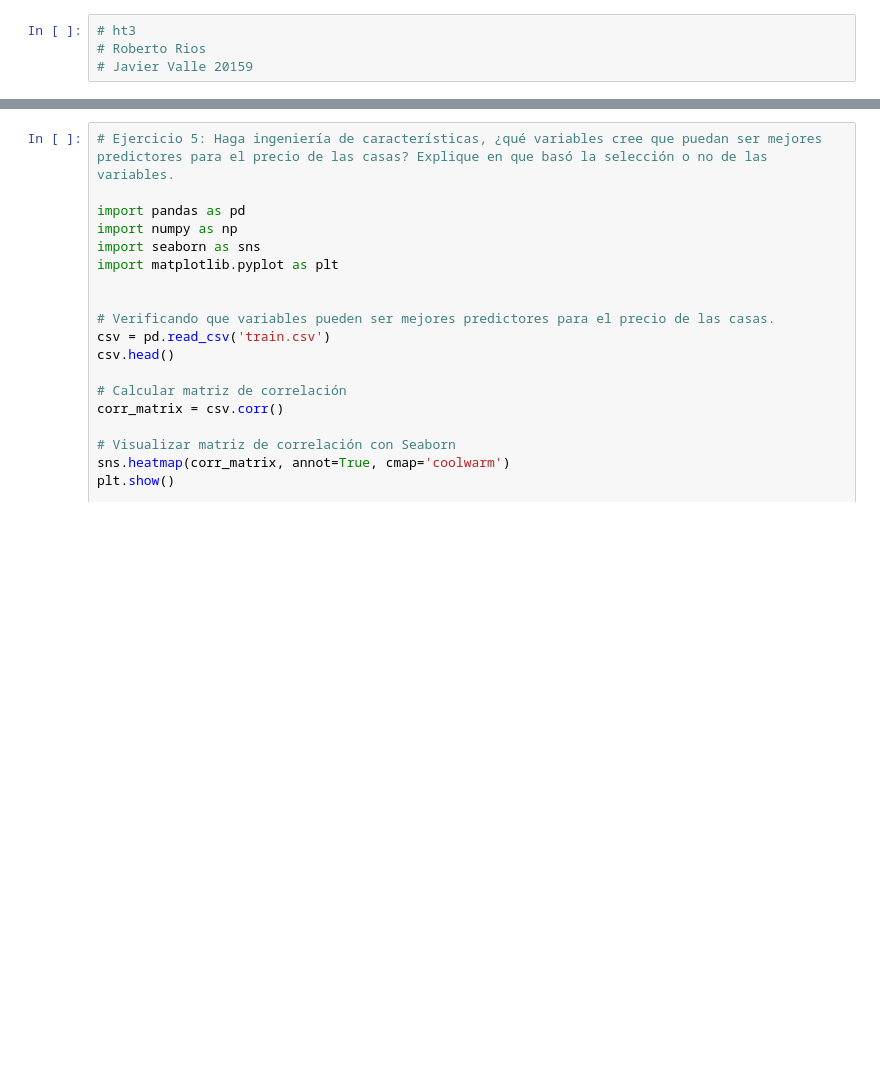
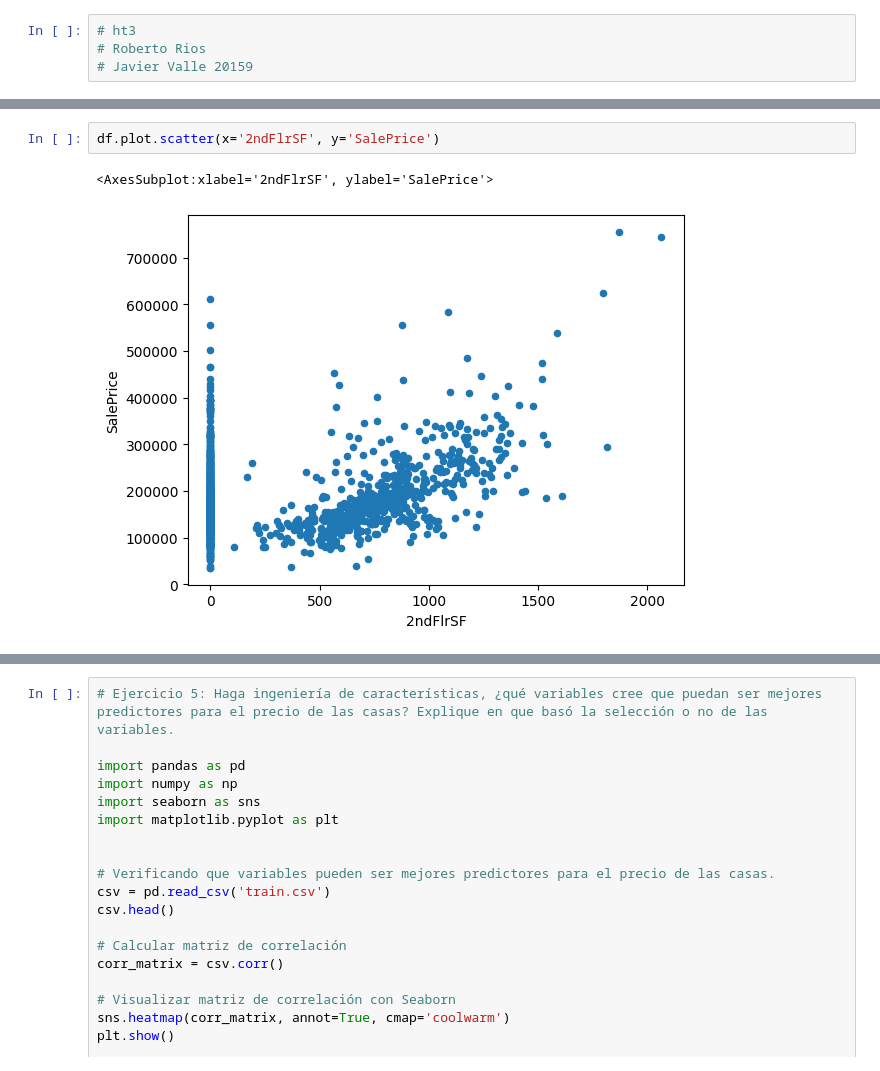
Before and after one commit to Javier19-cmd/HT3, a Jupyter notebook: main.ipynb, the cells around one changed output, grey strips where cells are left out. Saved outputs shown, nothing was run; the diff lists cells and outputs as text; blank space fills up the shorter version.

```diff
--- a/main.ipynb
+++ b/main.ipynb
@@ -4,0 +128,5 @@
+# %%
+df.plot.scatter(x='2ndFlrSF', y='SalePrice')
+# %% [output]
+<AxesSubplot:xlabel='2ndFlrSF', ylabel='SalePrice'>
+[figure, added]
```
Also changed, not shown: parts of 27 cells of this notebook, 1 other file.
